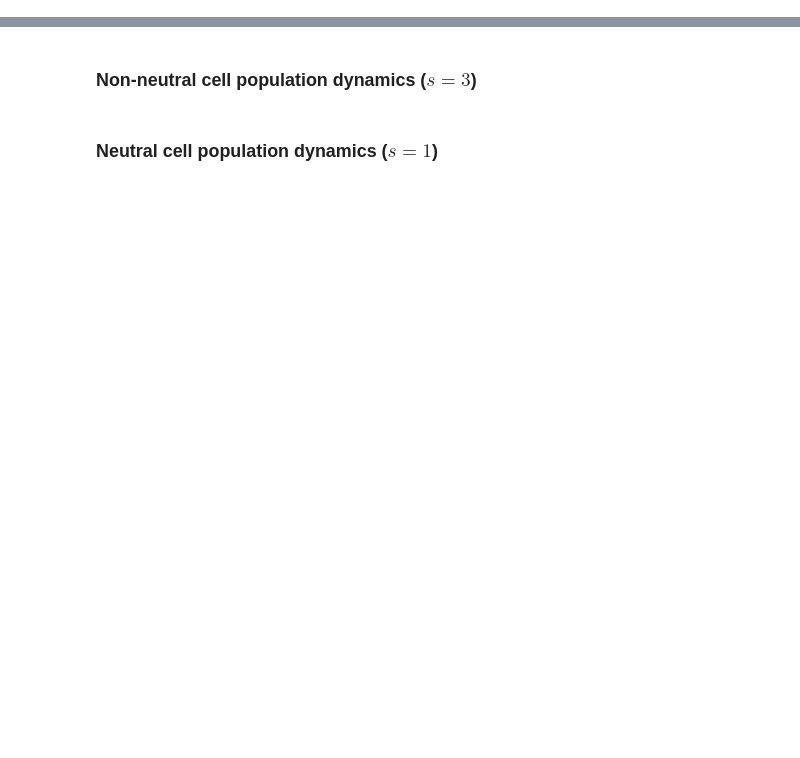
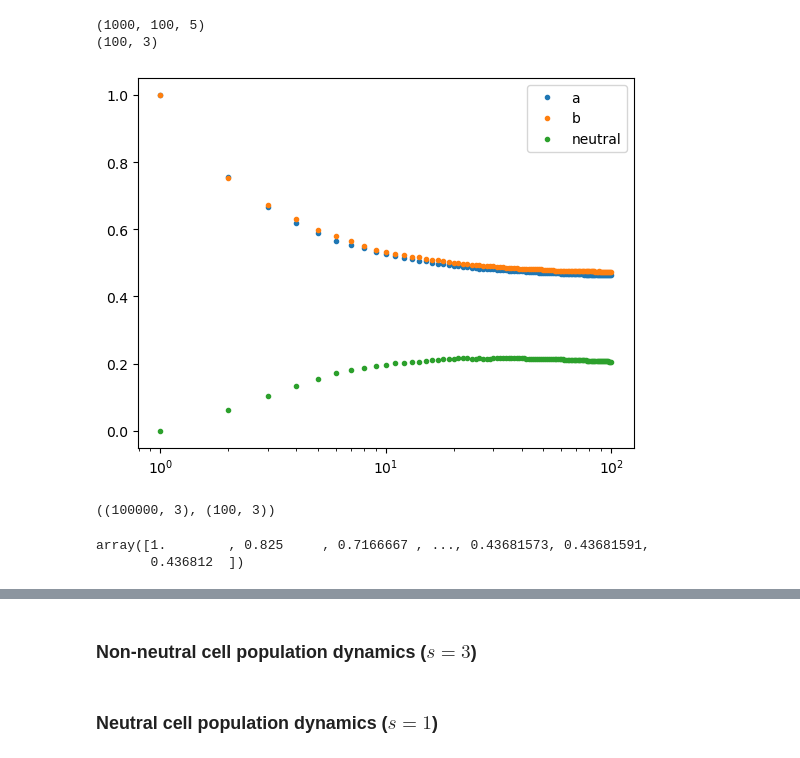
Before and after one commit to poulamisganguly/ECDNA-DYNAMICS, a Jupyter notebook: python/stats.ipynb, the cells around one changed output, grey strips where cells are left out. Saved outputs shown, nothing was run; the diff lists cells and outputs as text; code cells hidden in the pictures; blank space fills up the shorter version.

```diff
--- a/python/stats.ipynb
+++ b/python/stats.ipynb
@@ -65,0 +89,15 @@ Processing file  ../exps/cellFractions_3_1_1.txt
+# %%
+means_many_runs = plot_cell_fractions('../exps/many_runs/', runs=1000, only_means=True)
+# %% [output]
+(1000, 100, 5)
+(100, 3)
+[figure, added]
+# %%
+means_exps.shape, means_many_runs.shape
+# %% [output]
+((100000, 3), (100, 3))
+# %%
+means_exps[:,1]
+# %% [output]
+array([1.        , 0.825     , 0.7166667 , ..., 0.43681573, 0.43681591,
+       0.436812  ])
```
Also changed, not shown: parts of 5 cells of this notebook, 1 other file.
